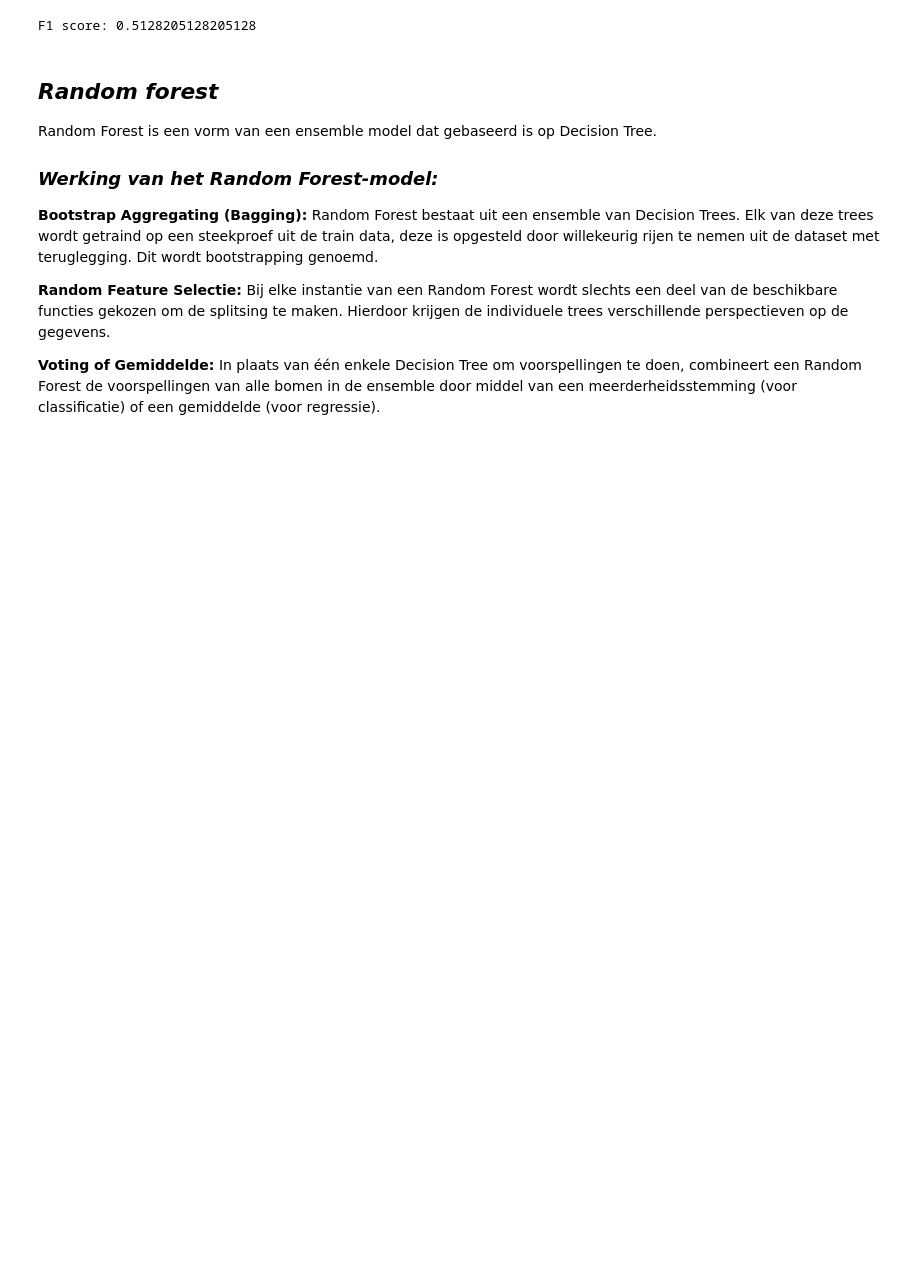
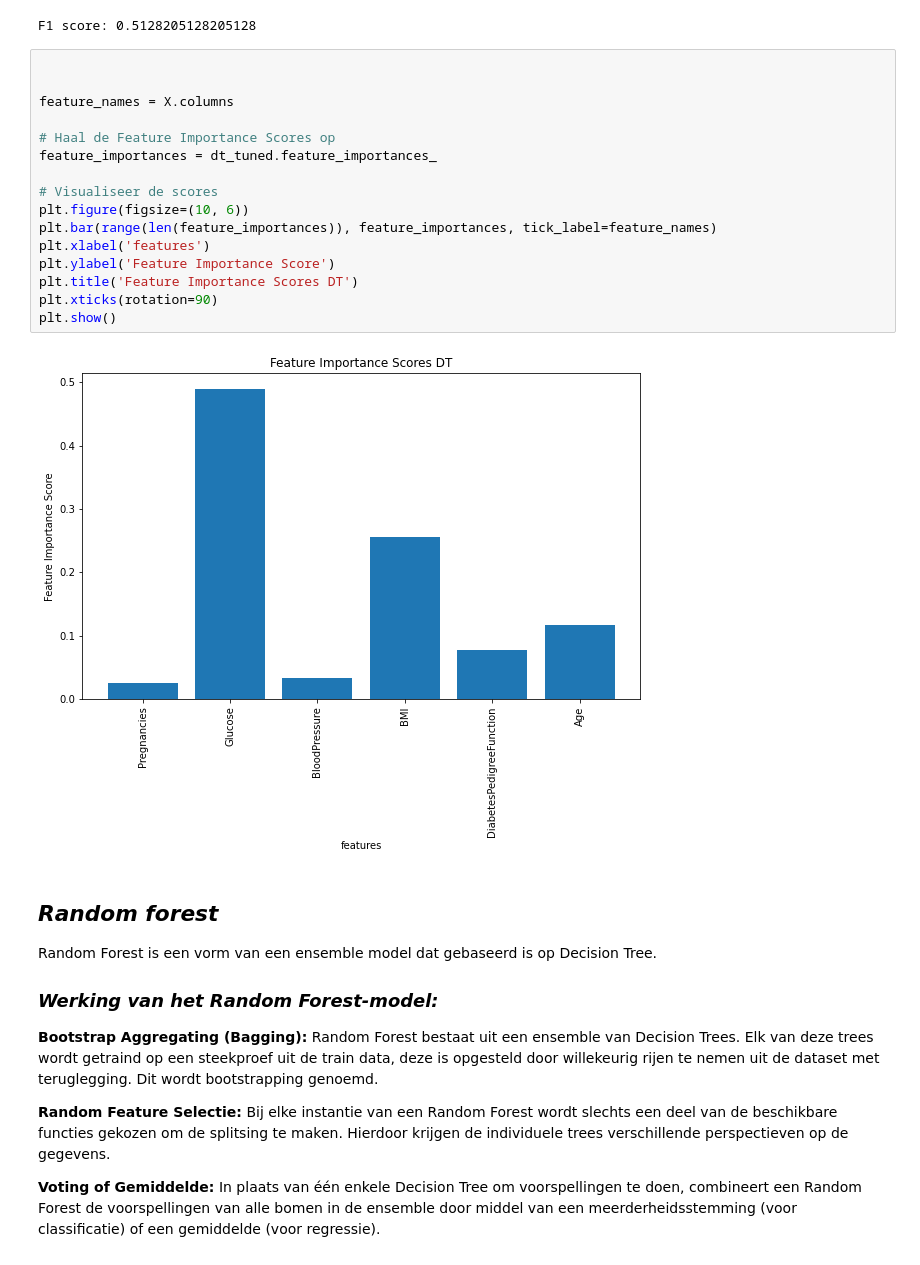
Before and after one commit to BJHeemskerk/MachineLearning, a Jupyter notebook: Goede_isa.ipynb, the cells around one changed output. Saved outputs shown, nothing was run; the diff lists cells and outputs as text; blank space fills up the shorter version.

```diff
--- a/Goede_isa.ipynb
+++ b/Goede_isa.ipynb
@@ -728,6 +728,24 @@ print(f'F1 score: {f1_score(y_test, y_pred)}')
 # submissie(dt_tuned, 'dt')
 # %% [output]
 F1 score: 0.5128205128205128
+# %%
+
+
+feature_names = X.columns
+
+# Haal de Feature Importance Scores op
+feature_importances = dt_tuned.feature_importances_
+
+# Visualiseer de scores
+plt.figure(figsize=(10, 6))
+plt.bar(range(len(feature_importances)), feature_importances, tick_label=feature_names)
+plt.xlabel('features')
+plt.ylabel('Feature Importance Score')
+plt.title('Feature Importance Scores DT')
+plt.xticks(rotation=90)
+plt.show()
+# %% [output]
+[figure, added]
 # %% [markdown]
 ## ***Random forest***
 
```
Also changed, not shown: parts of 9 cells of this notebook.
